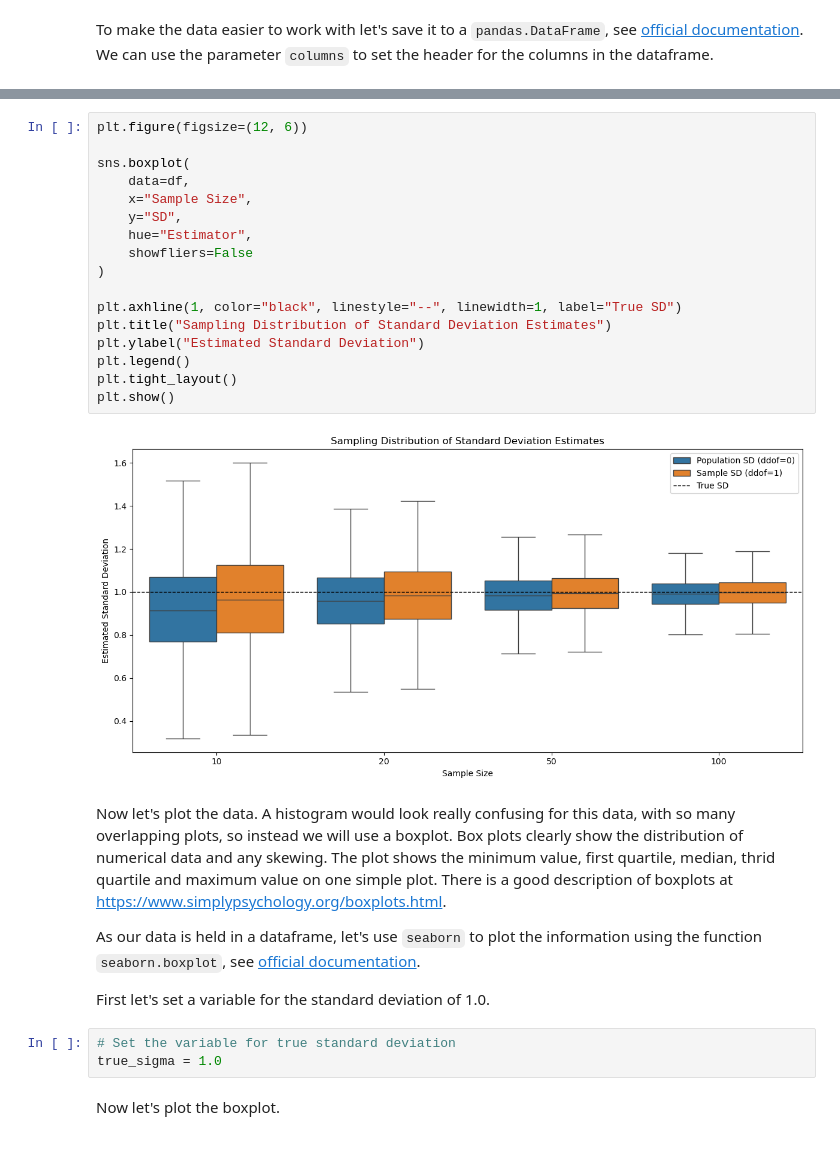
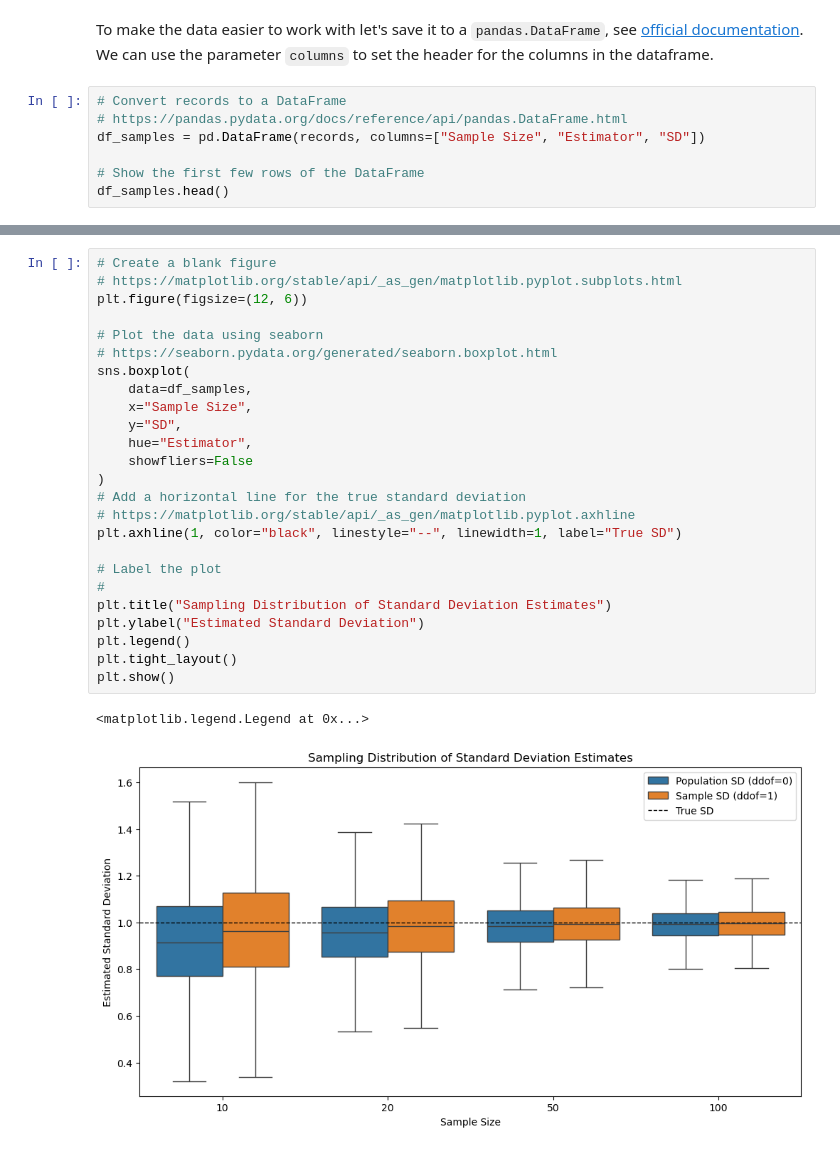
Before and after one commit to kknb1982/applied_statistics, a Jupyter notebook: problems.ipynb, the cells around one changed output, grey strips where cells are left out. Saved outputs shown, nothing was run; the diff lists cells and outputs as text.

```diff
--- a/problems.ipynb
+++ b/problems.ipynb
@@ -764,2 +771,9 @@ df = pd.DataFrame(records, columns=["Sample Size", "Estimator", "SD"])
 # %% [markdown]
 To make the data easier to work with let's save it to a `pandas.DataFrame`, see [official documentation](https://pandas.pydata.org/docs/reference/api/pandas.DataFrame.html). We can use the parameter `columns` to set the header for the columns in the dataframe.
+# %%
+# Convert records to a DataFrame
+# https://pandas.pydata.org/docs/reference/api/pandas.DataFrame.html
+df_samples = pd.DataFrame(records, columns=["Sample Size", "Estimator", "SD"])
+
+# Show the first few rows of the DataFrame
+df_samples.head()
@@ -766,30 +791,28 @@ To make the data easier to work with let's save it to a `pandas.DataFrame`, see
 # %%
+# Create a blank figure
+# https://matplotlib.org/stable/api/_as_gen/matplotlib.pyplot.subplots.html
 plt.figure(figsize=(12, 6))
 
+# Plot the data using seaborn
+# https://seaborn.pydata.org/generated/seaborn.boxplot.html
 sns.boxplot(
-    data=df,
+    data=df_samples,
     x="Sample Size",
     y="SD",
     hue="Estimator",
     showfliers=False
 )
+# Add a horizontal line for the true standard deviation
+# https://matplotlib.org/stable/api/_as_gen/matplotlib.pyplot.axhline
+plt.axhline(1, color="black", linestyle="--", linewidth=1, label="True SD")
 
-plt.axhline(1, color="black", linestyle="--", linewidth=1, label="True SD")
+# Label the plot
+#
 plt.title("Sampling Distribution of Standard Deviation Estimates")
 plt.ylabel("Estimated Standard Deviation")
 plt.legend()
 plt.tight_layout()
 plt.show()
 # %% [output]
+<matplotlib.legend.Legend at 0x...>
-[figure, old version]
+[figure, new version]
-# %% [markdown]
-Now let's plot the data. A histogram would look really confusing for this data, with so many overlapping plots, so instead we will use a boxplot. Box plots clearly show the distribution of numerical data and any skewing. The plot shows the minimum value, first quartile, median, thrid quartile and maximum value on one simple plot. There is a good description of boxplots at [https://www.simplypsychology.org/boxplots.html](https://www.simplypsychology.org/boxplots.html).
-
-As our data is held in a dataframe, let's use `seaborn` to plot the information using the function `seaborn.boxplot`, see [official documentation](https://seaborn.pydata.org/generated/seaborn.boxplot.html).
-
-First let's set a variable for the standard deviation of 1.0.
-# %%
-# Set the variable for true standard deviation
-true_sigma = 1.0
-# %% [markdown]
-Now let's plot the boxplot.
```
Also changed, not shown: parts of 57 cells of this notebook.
